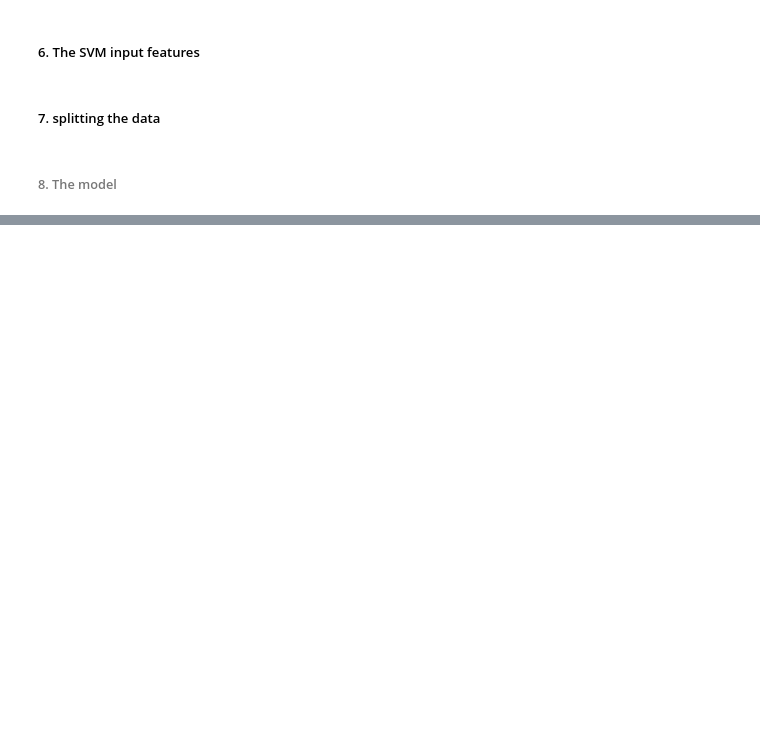
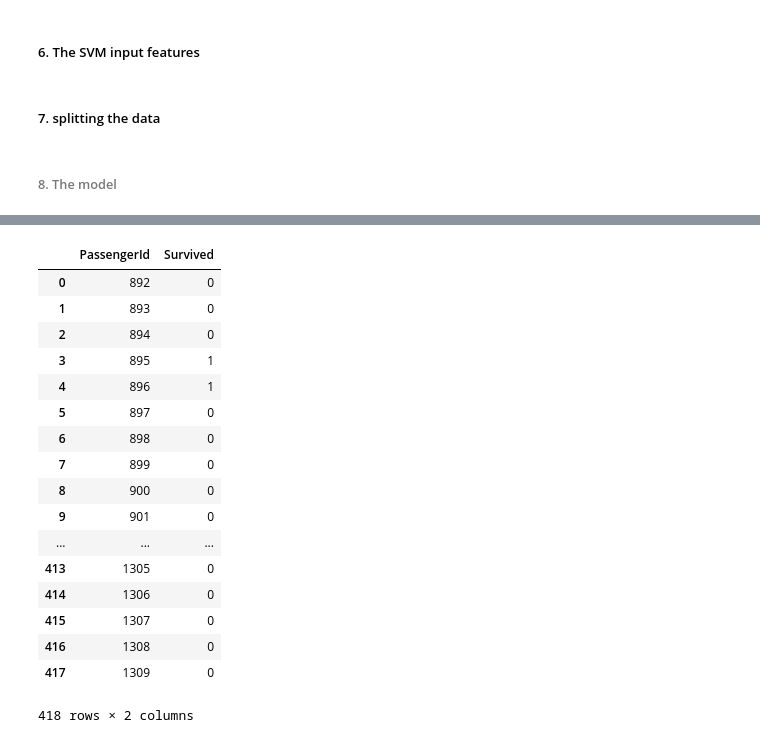
Before and after one commit to WilliamGalindezArias/Kaggle, a Jupyter notebook: Titanic/svm_titanic.ipynb, the cells around one changed output, grey strips where cells are left out. Drawn from its saved outputs; the diff is of its cells as text; code cells hidden in the pictures; blank space fills up the shorter version.

```diff
--- a/Titanic/svm_titanic.ipynb
+++ b/Titanic/svm_titanic.ipynb
@@ -126,4 +140,4 @@ assert training_data.shape == (891,2)
 # %% [markdown]
 ##### 7. splitting the data
 # %%
-x_tr, x_tst, y_tr, y_tst = train_test_split(training_data, y, test_size= 0.3)
+x_tr, x_tst, y_tr, y_tst = train_test_split(training_data, y, test_size= 0.4)
@@ -136,0 +175,20 @@ print(svm.score(x_tst, y_tst))
+# %%
+
+# The features vector
+test_ages = test_data.loc[:, 'Age']
+test_ages_values = test_data.loc[:, 'Age'].values # The values within the DF as numpy array
+test_ages = test_ages.fillna(np.random.randint(81)) # remove the NaN WARNING- THIS CAN STILL PUT A NAN
+test_ages = test_ages.values
+
+'''
+test_ticket = test_data.loc[:, 'Ticket']
+test_ticket_values = test_data.loc[:,'Ticket'].values
+test_ticket = test_ticket.fillna(np.random.choice(test_ticket_values))
+test_ticket_data = test_ticket.values
+test_ticket = np.asarray(ticket_cleaner(test_ticket_data))
+'''
+
+test_siblings = test_data.loc[:, 'SibSp']
+test_siblings_values = test_data.loc[:, 'SibSp'].values
+test_siblings = test_siblings.fillna(np.random.randint(9))
+test_siblings = test_siblings.values
@@ -136,0 +228,27 @@ print(svm.score(x_tst, y_tst))
+# %%
+results = pd.DataFrame({
+    "PassengerId": test_data['PassengerId'],
+    "Survived": the_prediction
+})
+results.to_csv('titanic.csv', index = False)
+# %%
+results
+# %% [output]
+|  | PassengerId | Survived |
+| 0 | 892 | 0 |
+| 1 | 893 | 0 |
+| 2 | 894 | 0 |
+| 3 | 895 | 1 |
+| 4 | 896 | 1 |
+| 5 | 897 | 0 |
+| 6 | 898 | 0 |
+| 7 | 899 | 0 |
+| 8 | 900 | 0 |
+| 9 | 901 | 0 |
+| ... | ... | ... |
+| 413 | 1305 | 0 |
+| 414 | 1306 | 0 |
+| 415 | 1307 | 0 |
+| 416 | 1308 | 0 |
+| 417 | 1309 | 0 |
+418 rows × 2 columns
```
Also changed, not shown: parts of 18 cells of this notebook.
